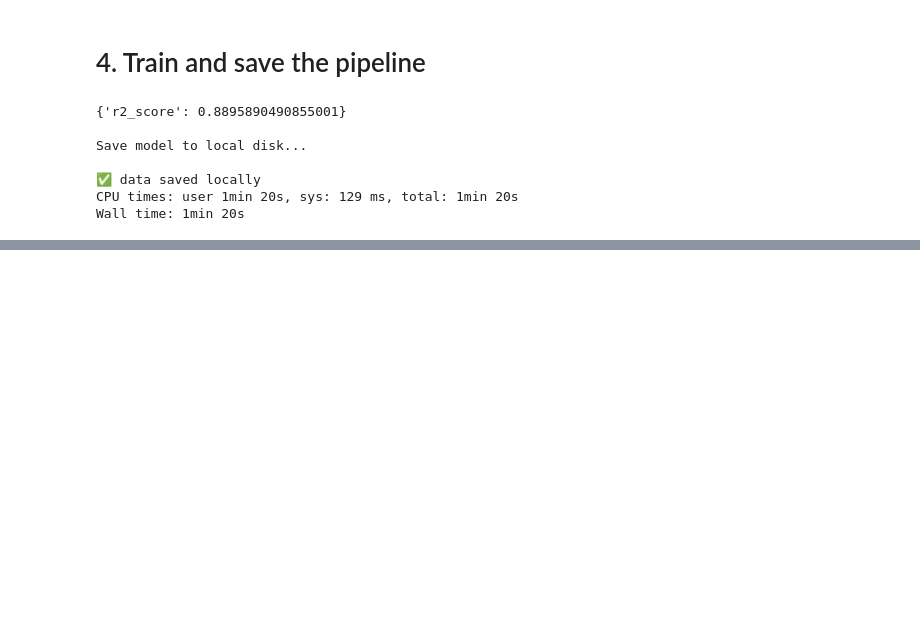
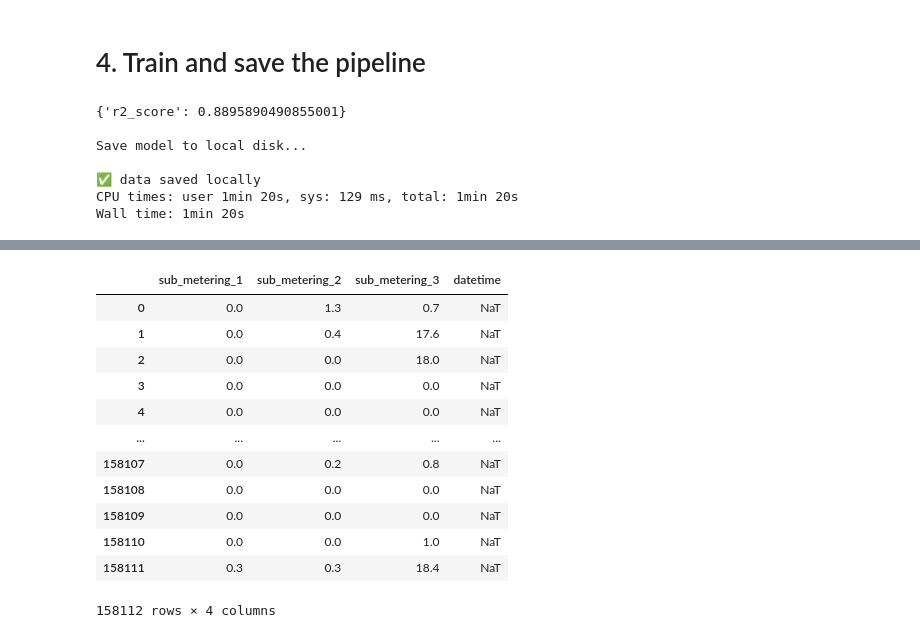
Before and after one commit to charlgd/electricity-decipherer, a Jupyter notebook: notebooks/pipeline.ipynb, the cells around one changed output, grey strips where cells are left out. Saved outputs shown, nothing was run; the diff lists cells and outputs as text; code cells hidden in the pictures; blank space fills up the shorter version.

```diff
--- a/notebooks/pipeline.ipynb
+++ b/notebooks/pipeline.ipynb
@@ -232,0 +251,4 @@ Wall time: 1min 20s
+# %%
+pipeline_path = os.path.join(LOCAL_REGISTRY_PATH, "models", "20221123-170451.joblib")
+pipeline_loaded = load(pipeline_path)
+pipeline_loaded
@@ -232,0 +285,18 @@ Wall time: 1min 20s
+# %%
+y_pred = pd.DataFrame(pipeline_loaded.predict(X_test), columns=labels)
+y_pred['datetime'] = pd.to_datetime(X_test['date'] + ' ' + X_test['time'])
+y_pred
+# %% [output]
+|  | sub_metering_1 | sub_metering_2 | sub_metering_3 | datetime |
+| 0 | 0.0 | 1.3 | 0.7 | NaT |
+| 1 | 0.0 | 0.4 | 17.6 | NaT |
+| 2 | 0.0 | 0.0 | 18.0 | NaT |
+| 3 | 0.0 | 0.0 | 0.0 | NaT |
+| 4 | 0.0 | 0.0 | 0.0 | NaT |
+| ... | ... | ... | ... | ... |
+| 158107 | 0.0 | 0.2 | 0.8 | NaT |
+| 158108 | 0.0 | 0.0 | 0.0 | NaT |
+| 158109 | 0.0 | 0.0 | 0.0 | NaT |
+| 158110 | 0.0 | 0.0 | 1.0 | NaT |
+| 158111 | 0.3 | 0.3 | 18.4 | NaT |
+158112 rows × 4 columns
```
Also changed, not shown: parts of 6 cells of this notebook, 5 other files.
